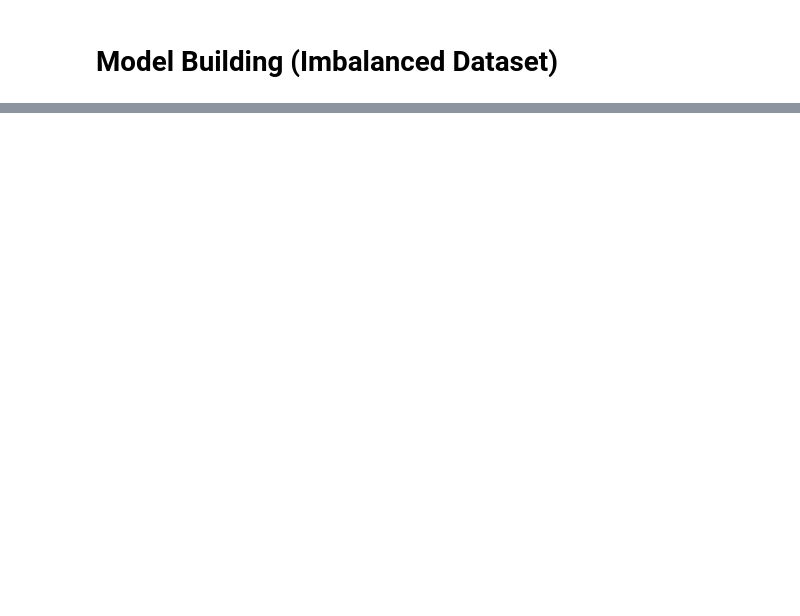
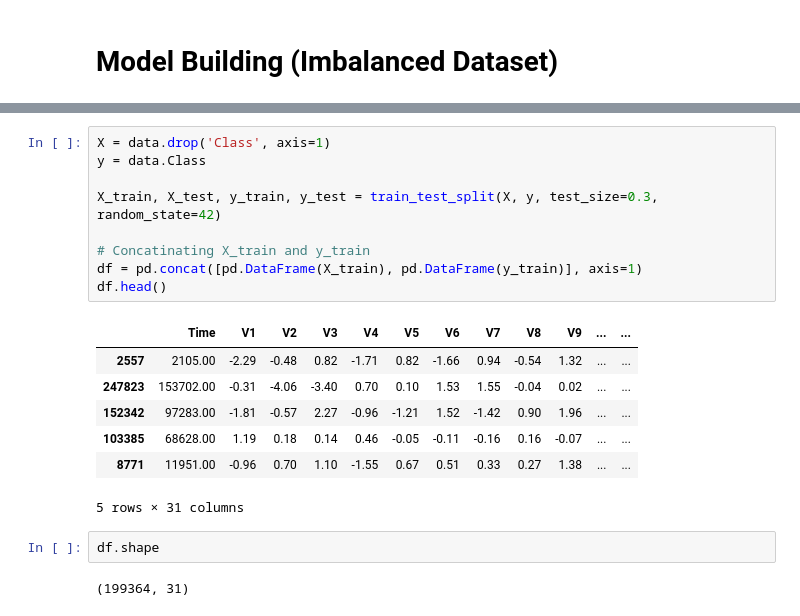
Before and after one commit to fares-ds/Credit-Card-Fraud-Detection, a Jupyter notebook: Credit_card_fraud_detection.ipynb, the cells around one changed output, grey strips where cells are left out. Cells and saved outputs as stored; diff of their text form; blank space fills up the shorter version.

```diff
--- a/Credit_card_fraud_detection.ipynb
+++ b/Credit_card_fraud_detection.ipynb
@@ -317,0 +550,21 @@ Using TensorFlow backend.
+# %%
+X = data.drop('Class', axis=1)
+y = data.Class
+
+X_train, X_test, y_train, y_test = train_test_split(X, y, test_size=0.3, random_state=42)
+
+# Concatinating X_train and y_train
+df = pd.concat([pd.DataFrame(X_train), pd.DataFrame(y_train)], axis=1)
+df.head()
+# %% [output]
+|  | Time | V1 | V2 | V3 | V4 | V5 | V6 | V7 | V8 | V9 | ... | ... |
+| 2557 | 2105.00 | -2.29 | -0.48 | 0.82 | -1.71 | 0.82 | -1.66 | 0.94 | -0.54 | 1.32 | ... | ... |
+| 247823 | 153702.00 | -0.31 | -4.06 | -3.40 | 0.70 | 0.10 | 1.53 | 1.55 | -0.04 | 0.02 | ... | ... |
+| 152342 | 97283.00 | -1.81 | -0.57 | 2.27 | -0.96 | -1.21 | 1.52 | -1.42 | 0.90 | 1.96 | ... | ... |
+| 103385 | 68628.00 | 1.19 | 0.18 | 0.14 | 0.46 | -0.05 | -0.11 | -0.16 | 0.16 | -0.07 | ... | ... |
+| 8771 | 11951.00 | -0.96 | 0.70 | 1.10 | -1.55 | 0.67 | 0.51 | 0.33 | 0.27 | 1.38 | ... | ... |
+5 rows × 31 columns
+# %%
+df.shape
+# %% [output]
+(199364, 31)
```
Also changed, not shown: parts of 56 cells of this notebook.
